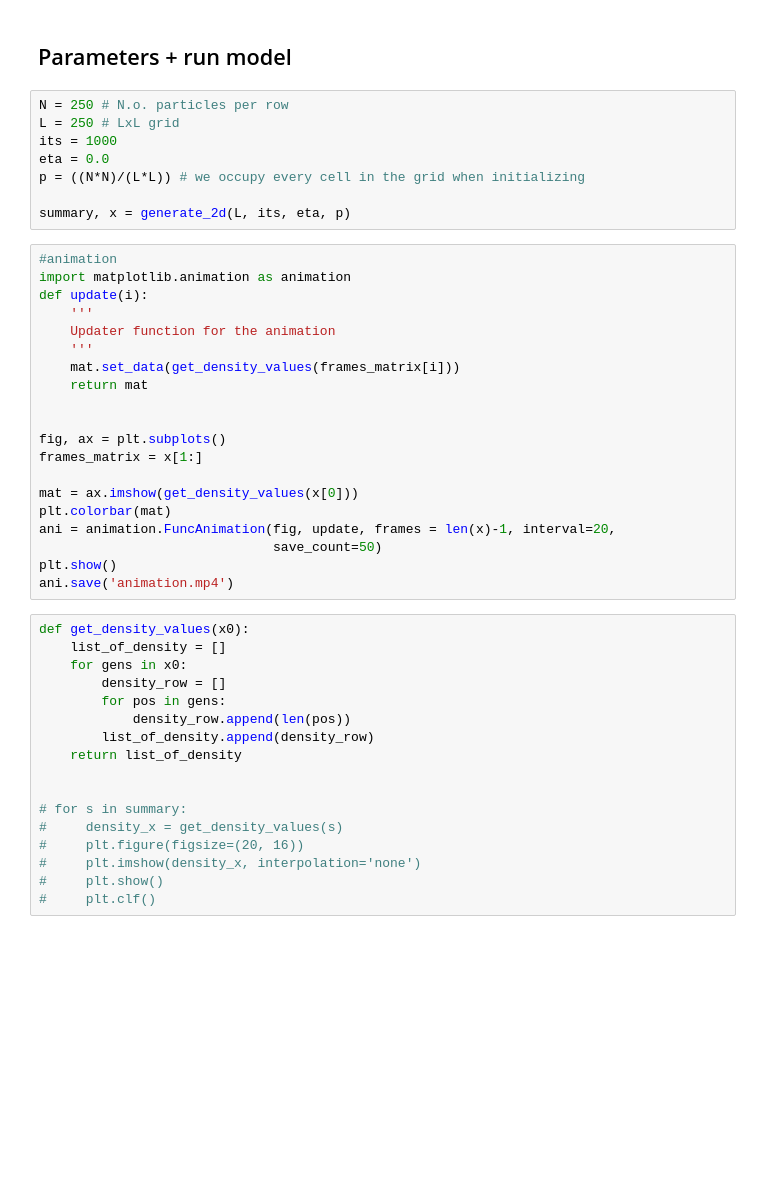
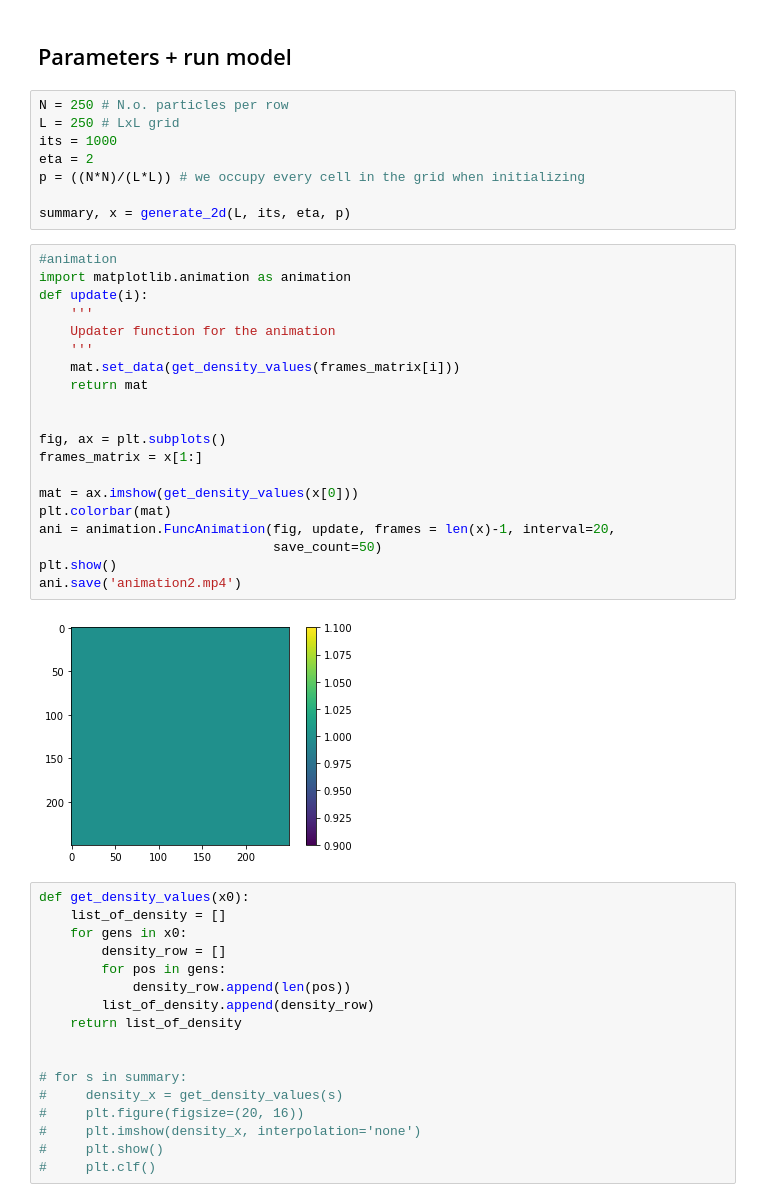
Before and after one commit to wiebetimmers/CSS-ParticleFlocking, a Jupyter notebook: 1D+2D_viscek_automata_density.ipynb, the cells around one changed output. Saved outputs shown, nothing was run; the diff lists cells and outputs as text; blank space fills up the shorter version.

```diff
--- a/1D+2D_viscek_automata_density.ipynb
+++ b/1D+2D_viscek_automata_density.ipynb
@@ -370,30 +370,32 @@ def generate_2d(size, steps, eta, p):
 N = 250 # N.o. particles per row
 L = 250 # LxL grid
 its = 1000
-eta = 0.0
+eta = 2
 p = ((N*N)/(L*L)) # we occupy every cell in the grid when initializing
 
 summary, x = generate_2d(L, its, eta, p)
 # %%
 #animation
 import matplotlib.animation as animation
 def update(i):
     '''
     Updater function for the animation
     '''
     mat.set_data(get_density_values(frames_matrix[i]))
     return mat
 
 
 fig, ax = plt.subplots()
 frames_matrix = x[1:]
 
 mat = ax.imshow(get_density_values(x[0]))
 plt.colorbar(mat)
 ani = animation.FuncAnimation(fig, update, frames = len(x)-1, interval=20,
                               save_count=50)
 plt.show()
-ani.save('animation.mp4')
+ani.save('animation2.mp4')
+# %% [output]
+[figure, added]
 # %%
 def get_density_values(x0):
     list_of_density = []
```
Also changed, not shown: parts of 3 cells of this notebook, 4 other files.
